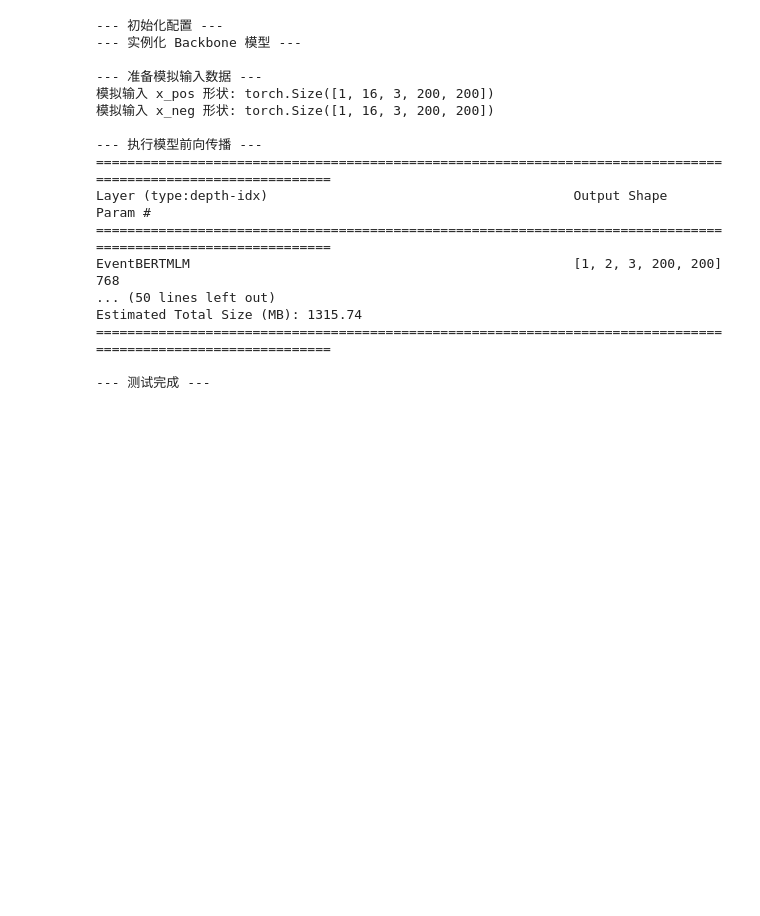
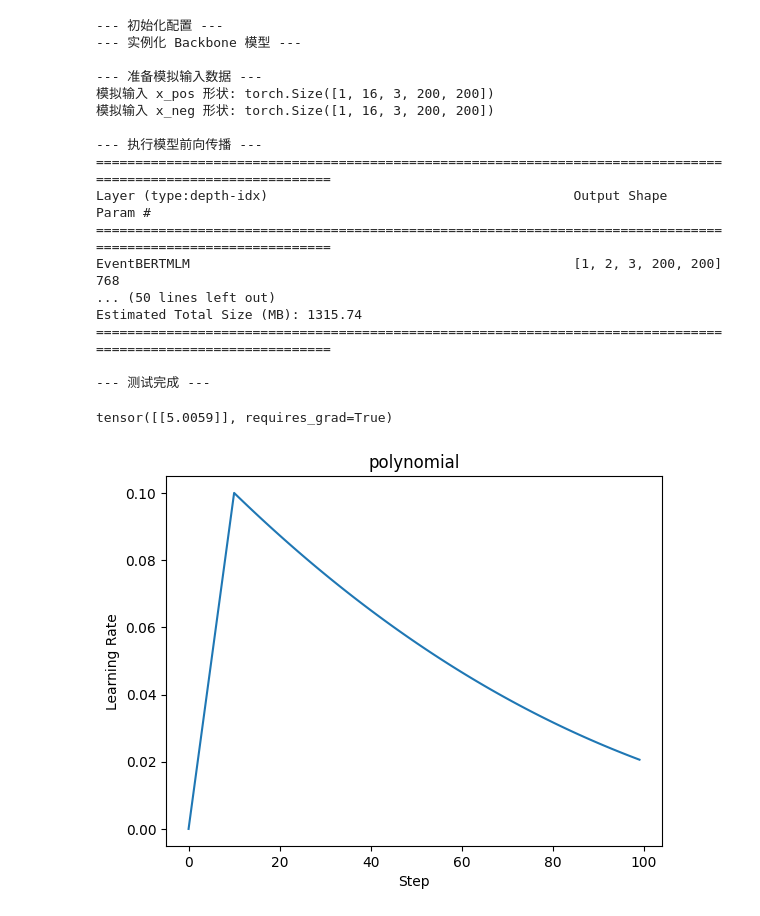
Before and after one commit to boxoneharmonia/myProject, a Jupyter notebook: mytest.ipynb, the cells around one changed output. Cells and saved outputs as stored; diff of their text form; code cells hidden in the pictures; blank space fills up the shorter version.

```diff
--- a/mytest.ipynb
+++ b/mytest.ipynb
@@ -524,0 +530,55 @@ analyze_cosine_similarity(all_vectors_flat)
+# %%
+
+from accelerate import Accelerator
+
+tensor = torch.FloatTensor([[4]]) # build a tensor
+x = Variable(tensor, requires_grad=True) # build a variable, usually for compute gradients
+
+scheduler_name = 'polynomial'
+scheduler_specific_kwargs = {}
+if scheduler_name == 'cosine_with_restarts':
+    scheduler_specific_kwargs = {
+        'num_cycles': 2,
+    }
+elif scheduler_name == 'cosine_with_min_lr':
+    scheduler_specific_kwargs = {
+        'min_lr': 0.1
+    }
+elif scheduler_name == 'polynomial':
+    scheduler_specific_kwargs = {
+        'power': 2.5
+    }
+steps = 100
+warmup = 0.1
+optimizer2 = torch.optim.Adam([x], lr=0.1)
+scheduler2 = get_scheduler(
+        name=scheduler_name,
+        optimizer=optimizer2,
+        num_warmup_steps=int(steps*warmup),
+        num_training_steps=steps*2,
+        scheduler_specific_kwargs=scheduler_specific_kwargs
+)
+
+learning_rates2 = []
+
+for step in range(steps):
+    learning_rates2.append(optimizer2.param_groups[0]['lr'])
+
+    optimizer2.zero_grad()
+    outputs2 = torch.pow((x - 5), 2)
+    loss2 = outputs2
+    loss2.backward()
+    optimizer2.step()
+    scheduler2.step()
+
+print(x)
+
+# Plotting the learning rates
+plt.plot(range(steps), learning_rates2)
+plt.xlabel('Step')
+plt.ylabel('Learning Rate')
+plt.title(scheduler_name)
+plt.show()
+# %% [output]
+tensor([[5.0059]], requires_grad=True)
+[figure, added]
```
Also changed, not shown: parts of 1 cell of this notebook, 3 other files.
